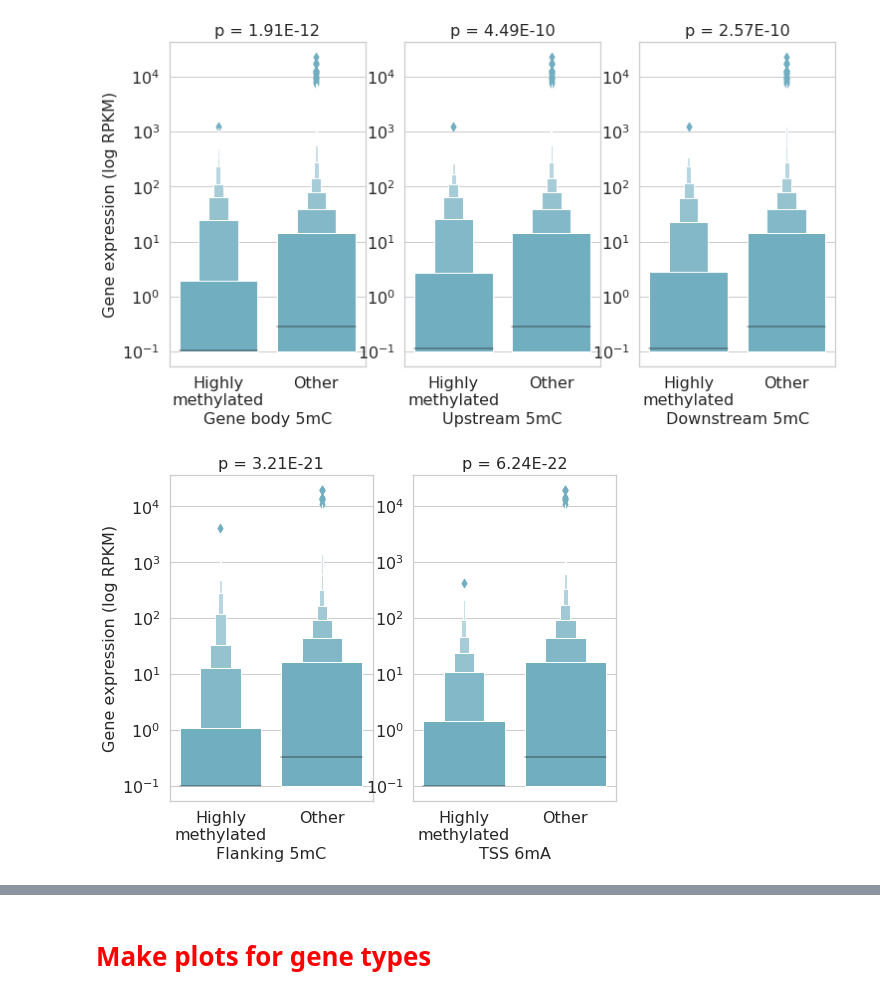
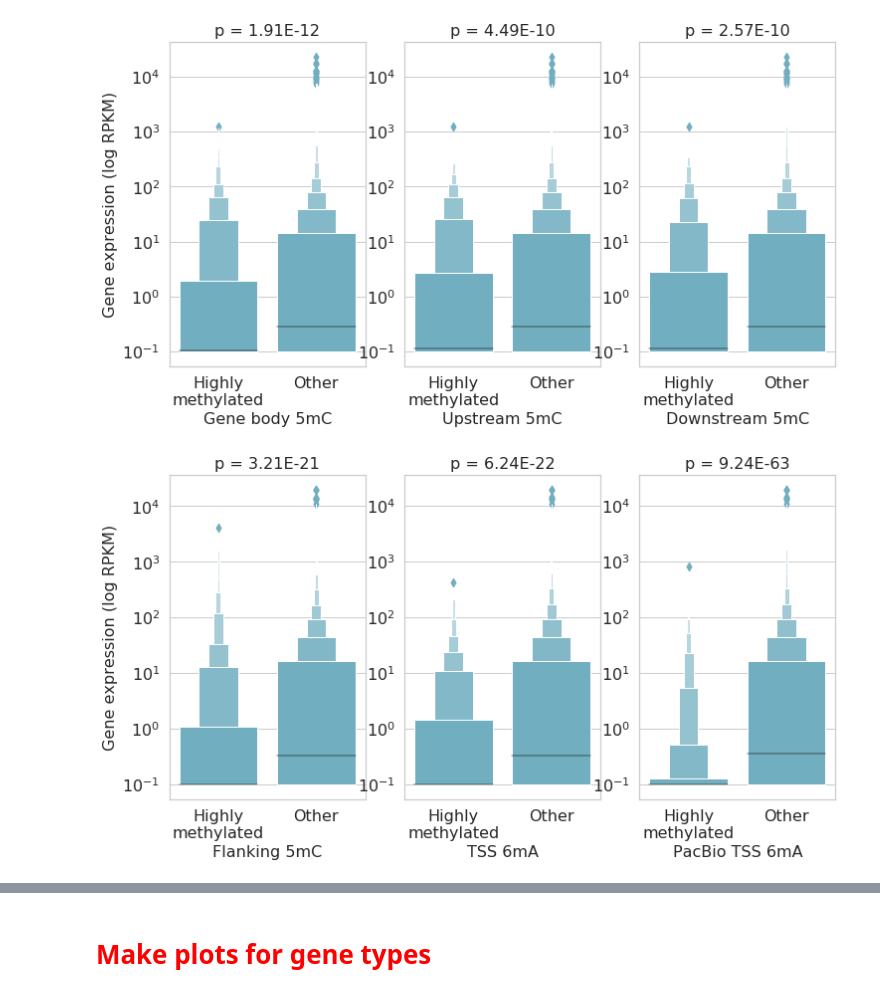
Before and after one commit to AnjuniPeiris/Honours_year, a Jupyter notebook: fisher/methylation/10_Methylation_plots.ipynb, the cells around one changed output, grey strips where cells are left out. Cells and saved outputs as stored; diff of their text form; code cells hidden in the pictures.

Commit message:
Added code to make plots, stats tables including pacbio data. 20/10/2018.

```diff
--- a/fisher/methylation/10_Methylation_plots.ipynb
+++ b/fisher/methylation/10_Methylation_plots.ipynb
@@ -34,8 +34,8 @@ DIRS['FIGURES'] = os.path.join(DIRS['BASE2'], 'figures')
 ## Making initial dataframes
 # %%
 # make the dataframes for p and h
-h_contig_df = pd.read_csv(os.path.join(DIRS['FIGURES'], 'expression', 'final_rnaseq_methyl_df_h.tsv'),sep='\t')
-p_contig_df = pd.read_csv(os.path.join(DIRS['FIGURES'], 'expression', 'final_rnaseq_methyl_df_p.tsv'),sep='\t')
+h_contig_df = pd.read_csv(os.path.join(DIRS['FIGURES'], 'expression', 'rnaseq_methyl_df_h.tsv'),sep='\t')
+p_contig_df = pd.read_csv(os.path.join(DIRS['FIGURES'], 'expression', 'rnaseq_methyl_df_p.tsv'),sep='\t')
 # %%
 # fix gene types
 h_contig_df = h_contig_df.replace(to_replace='Effector', value='Candidate\neffectors')
@@ -79,6 +79,10 @@ h_contig_df.loc[h_contig_df.sort_values(by='5mC_both', ascending=False).iloc[:50
 h_contig_df["Top_500_6mA_tss"] = "Other"
 h_contig_df.loc[h_contig_df.sort_values(by='6mA_tss', ascending=False).iloc[:500].index,"Top_500_6mA_tss"] = "Highly methylated"
 
+h_contig_df["Top_500_6mA_tss_pb"] = "Other"
+h_contig_df.loc[h_contig_df.sort_values(by='6mA_tss_pb', ascending=False).iloc[:500].index,"Top_500_6mA_tss_pb"] = "Highly methylated"
+
+
 # do the same for highly expressed genes
 h_contig_df["Top_500_UG"] = "Other"
 h_contig_df.loc[h_contig_df.sort_values(by='UG', ascending=False).iloc[:500].index,"Top_500_UG"] = "Highly expressed"
@@ -214,10 +235,12 @@ print(test_df.shape)
 h_contig_df['5mC_gene_body_01'] = h_contig_df['5mC_gene_body'] + 0.1
 h_contig_df['5mC_both_01'] = h_contig_df['5mC_both'] + 0.1
 h_contig_df['6mA_tss_01'] = h_contig_df['6mA_tss'] + 0.1
+h_contig_df['6mA_tss_pb_01'] = h_contig_df['6mA_tss_pb'] + 0.1
 
 p_contig_df['5mC_gene_body_01'] = p_contig_df['5mC_gene_body'] + 0.1
 p_contig_df['5mC_both_01'] = p_contig_df['5mC_both'] + 0.1
 p_contig_df['6mA_tss_01'] = p_contig_df['6mA_tss'] + 0.1
+p_contig_df['6mA_tss_pb_01'] = p_contig_df['6mA_tss_pb'] + 0.1
 # %%
 # save out these dataframes for later
 h_contig_df.to_csv(os.path.join(DIRS['FIGURES'], 'expression', 'new_rnaseq_methyl_df_h.tsv'), index=None, header=True, sep='\t')
@@ -456,22 +467,28 @@ plt.savefig(os.path.join(DIRS['FIGURES'], 'expression', 'top_500_all_p.png'), bb
 # %% [output]
 [figure]
 # %%
-f, ax = plt.subplots(1, 2, figsize=(8,6))
+f, ax = plt.subplots(1, 3, figsize=(12,6))
 plt.style.use('fast')
 
 sns.boxenplot(y='UG_01', x='Top_500_5mC_both', data=h_contig_df, order=order_1, ax=ax[0], color='c')
 ax[0].set_yscale("log")
 ax[0].set_xlabel('Flanking 5mC', fontsize=16)
 ax[0].set_ylabel('Gene expression (log RPKM)', fontsize=16)
 ax[0].set_title('p = 3.21E-21', fontsize=16)
 
 sns.boxenplot(y='UG_01', x='Top_500_6mA_tss', data=h_contig_df, order=order_1, ax=ax[1], color='c')
 ax[1].set_yscale("log")
 ax[1].set_xlabel('TSS 6mA', fontsize=16)
 ax[1].set_ylabel(' ', fontsize=16)
 ax[1].set_title('p = 6.24E-22', fontsize=16)
 
+sns.boxenplot(y='UG_01', x='Top_500_6mA_tss_pb', data=h_contig_df, order=order_1, ax=ax[2], color='c')
+ax[2].set_yscale("log")
+ax[2].set_xlabel('PacBio TSS 6mA', fontsize=16)
+ax[2].set_ylabel(' ', fontsize=16)
+ax[2].set_title('p = 9.24E-63', fontsize=16)
+
 plt.savefig(os.path.join(DIRS['FIGURES'], 'expression', 'top_500_all2_h.png'), bbox_inches='tight')
 # %% [output]
-[figure, old version]
+[figure, new version]
 # %%
```
Also changed, not shown: parts of 22 cells of this notebook.
